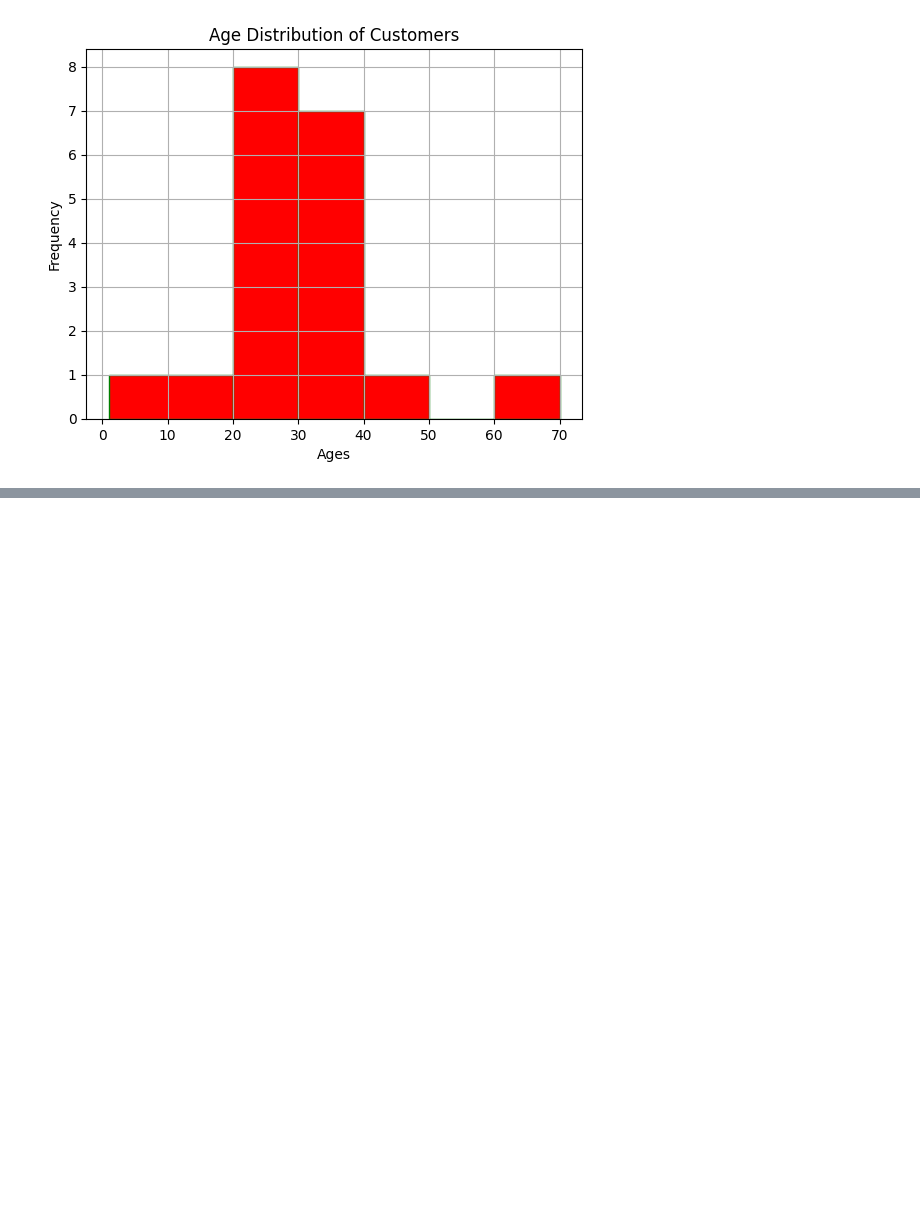
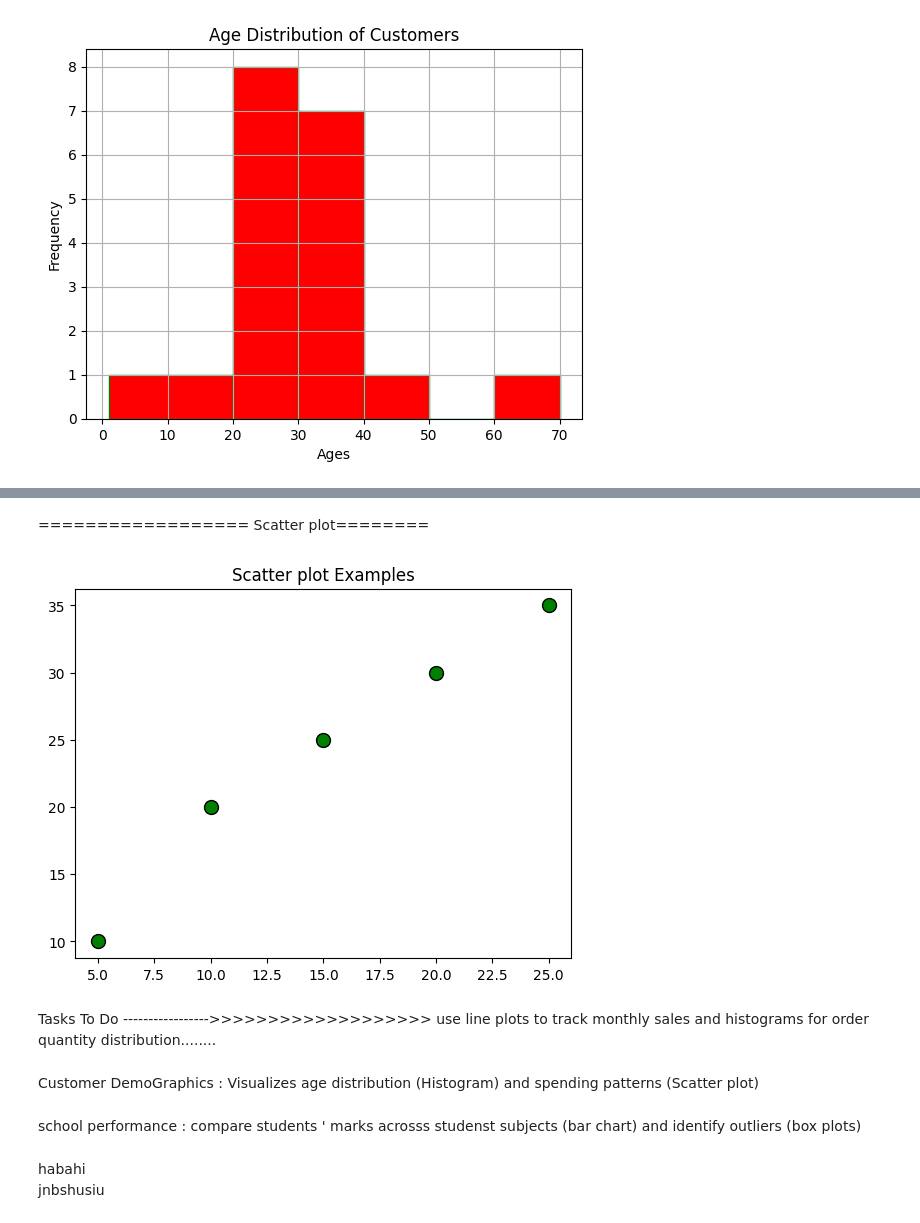
Before and after one commit to manivenkatasai9494/tekworks, a Jupyter notebook: DV/mat1plott.ipynb, the cells around one changed output, grey strips where cells are left out. Saved outputs shown, nothing was run; the diff lists cells and outputs as text; code cells hidden in the pictures; blank space fills up the shorter version.

```diff
--- a/DV/mat1plott.ipynb
+++ b/DV/mat1plott.ipynb
@@ -111,0 +127,20 @@ plt.show()
+# %% [markdown]
+================== Scatter plot========
+# %%
+x = [5,10,15,20,25]
+y = [10,20,25,30,35]
+
+plt.scatter(x,y,color='green',s=100,edgecolor='black')
+plt.title("Scatter plot Examples")
+plt.show()
+# %% [output]
+[figure, added]
+# %% [markdown]
+Tasks To Do ----------------->>>>>>>>>>>>>>>>>>>
+use  line plots to track monthly sales and histograms for order quantity distribution........
+# %% [markdown]
+Customer DemoGraphics  : Visualizes age distribution (Histogram) and spending patterns (Scatter plot)
+# %% [markdown]
+school performance : compare students '   marks  acrosss studenst subjects (bar chart) and identify outliers (box plots)
+# %% [markdown]
+habahi <br> jnbshusiu
```
Also changed, not shown: parts of 2 cells of this notebook.
